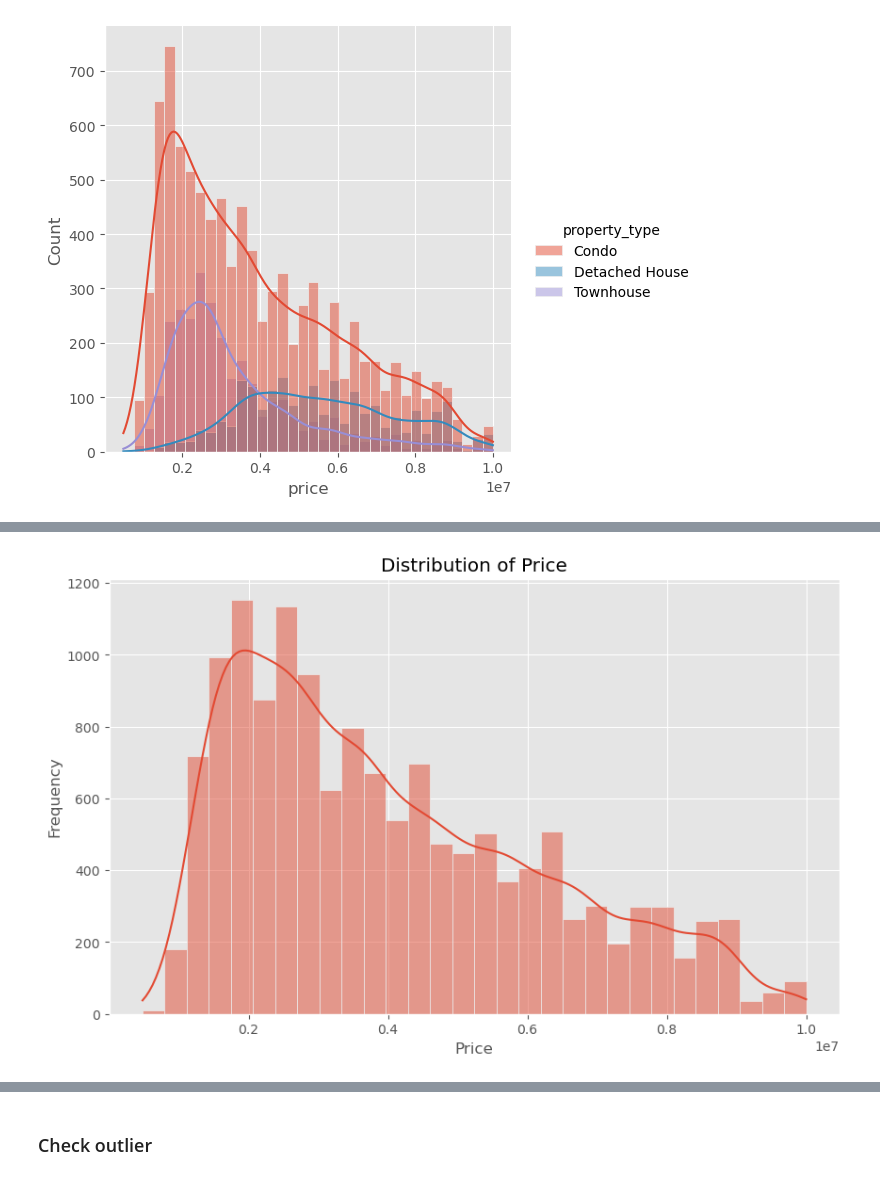
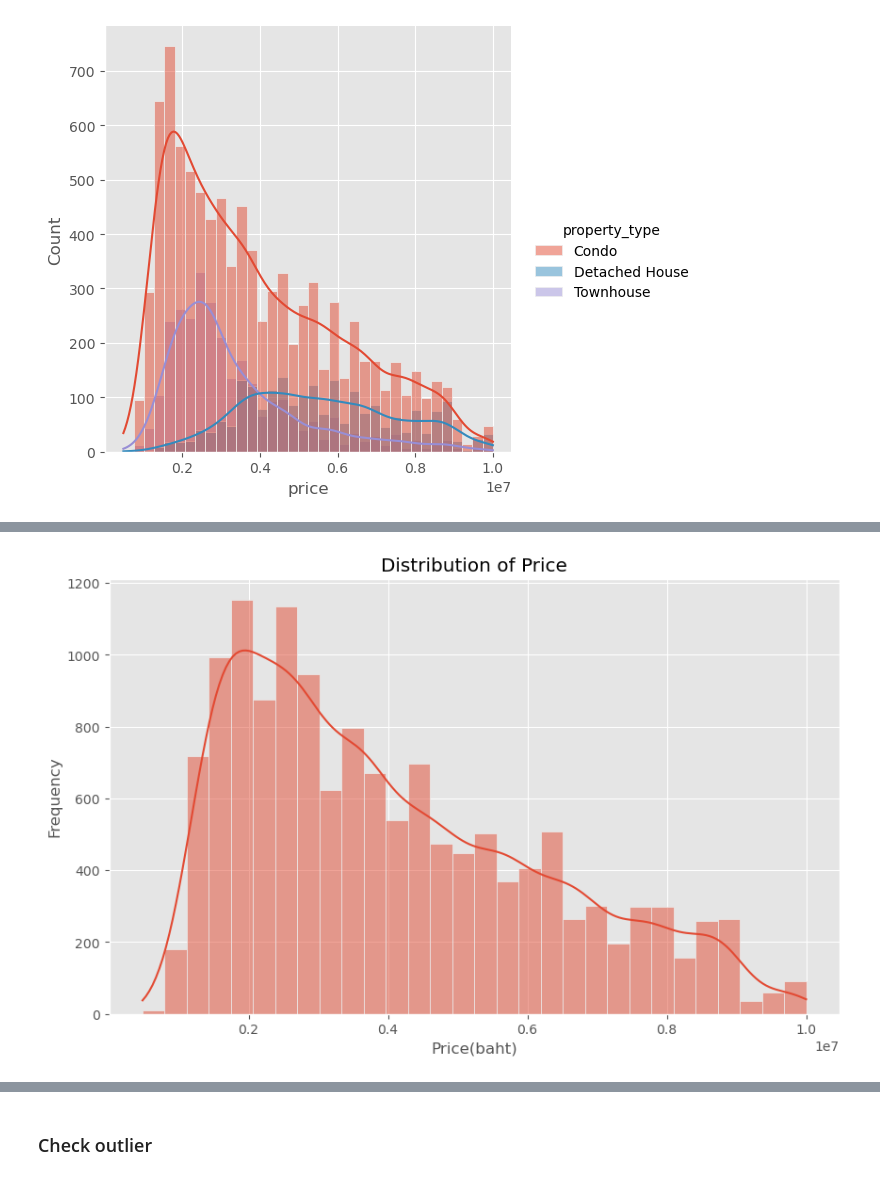
Before and after one commit to Adisakkti/Project_2_Price_Advisor, a Jupyter notebook: Code/1.Price Advisor Model.ipynb, the cells around one changed output, grey strips where cells are left out. Saved outputs shown, nothing was run; the diff lists cells and outputs as text; code cells hidden in the pictures.

```diff
--- a/Code/1.Price Advisor Model.ipynb
+++ b/Code/1.Price Advisor Model.ipynb
@@ -151,9 +144,10 @@ plt.show()
 # %%
+#Create histrogram of price distribution
 plt.figure(figsize=(10, 6))
 sns.histplot(train_df['price'], kde=True, bins=30)
 plt.title('Distribution of Price')
-plt.xlabel('Price')
+plt.xlabel('Price(baht)')
 plt.ylabel('Frequency')
 plt.show()
 # %% [output]
-[figure, old version]
+[figure, new version]
```
Also changed, not shown: parts of 29 cells of this notebook, 4 other files.
